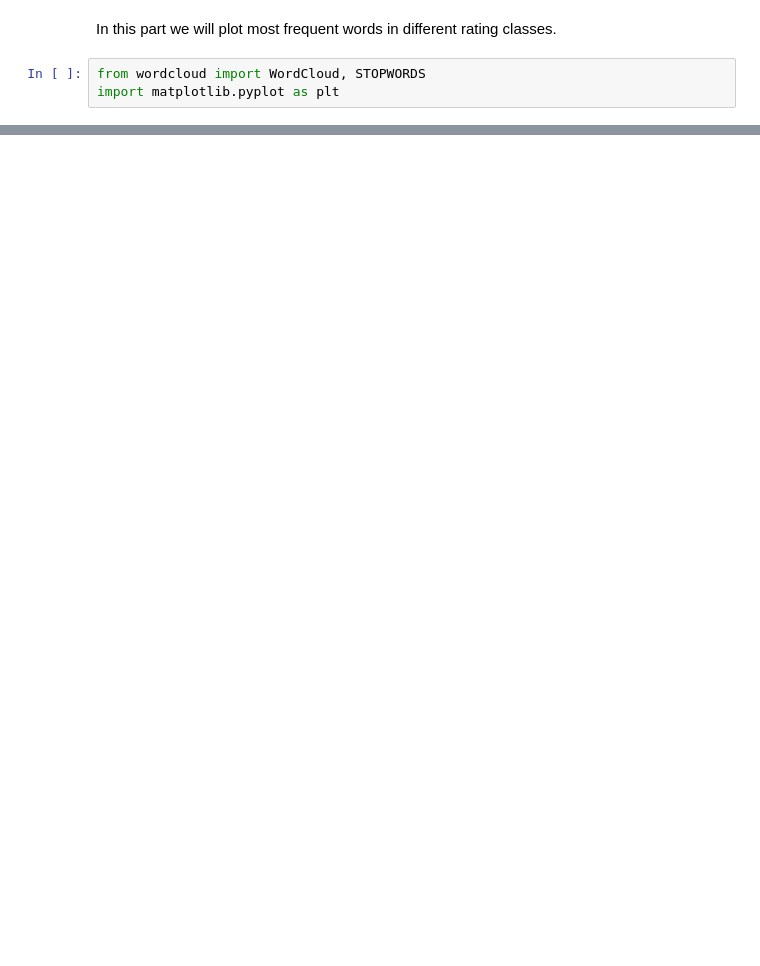
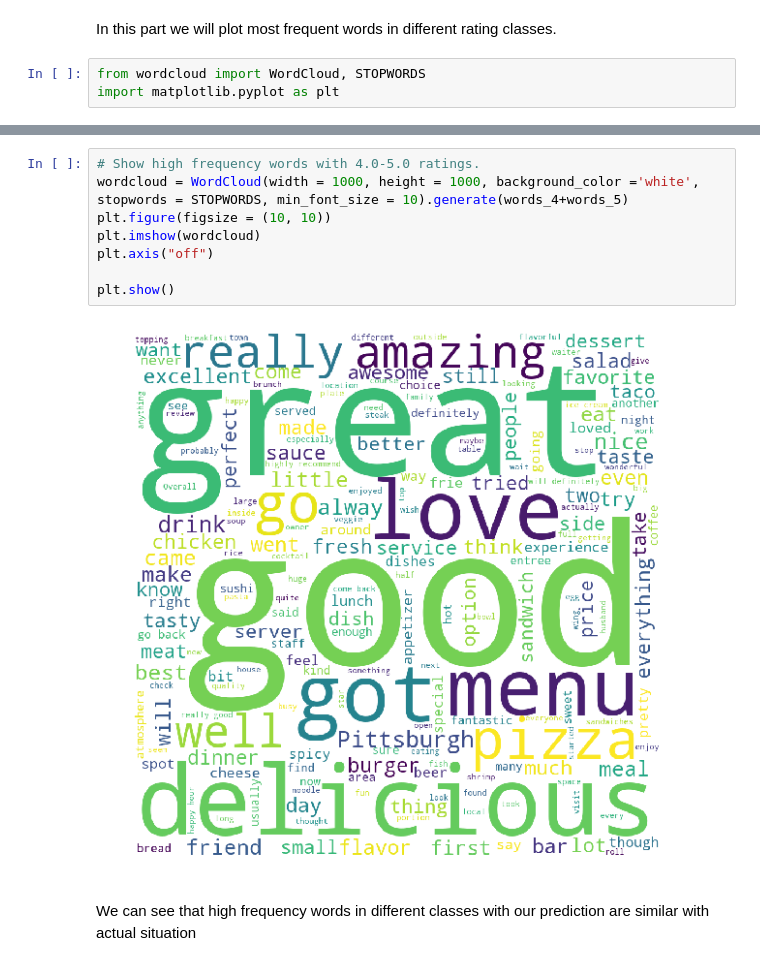
Before and after one commit to Hart-Z/PDS_Project, a Jupyter notebook: RatingPrediction.ipynb, the cells around one changed output, grey strips where cells are left out. Drawn from its saved outputs; the diff is of its cells as text; blank space fills up the shorter version.

```diff
--- a/RatingPrediction.ipynb
+++ b/RatingPrediction.ipynb
@@ -630,0 +728,12 @@ plt.show()
+# %%
+# Show high frequency words with 4.0-5.0 ratings.
+wordcloud = WordCloud(width = 1000, height = 1000, background_color ='white', stopwords = STOPWORDS, min_font_size = 10).generate(words_4+words_5)
+plt.figure(figsize = (10, 10))
+plt.imshow(wordcloud)
+plt.axis("off")
+
+plt.show()
+# %% [output]
+[figure, added]
+# %% [markdown]
+We can see that high frequency words in different classes with our prediction are similar with actual situation
```
Also changed, not shown: parts of 29 cells of this notebook, 1 other file.
